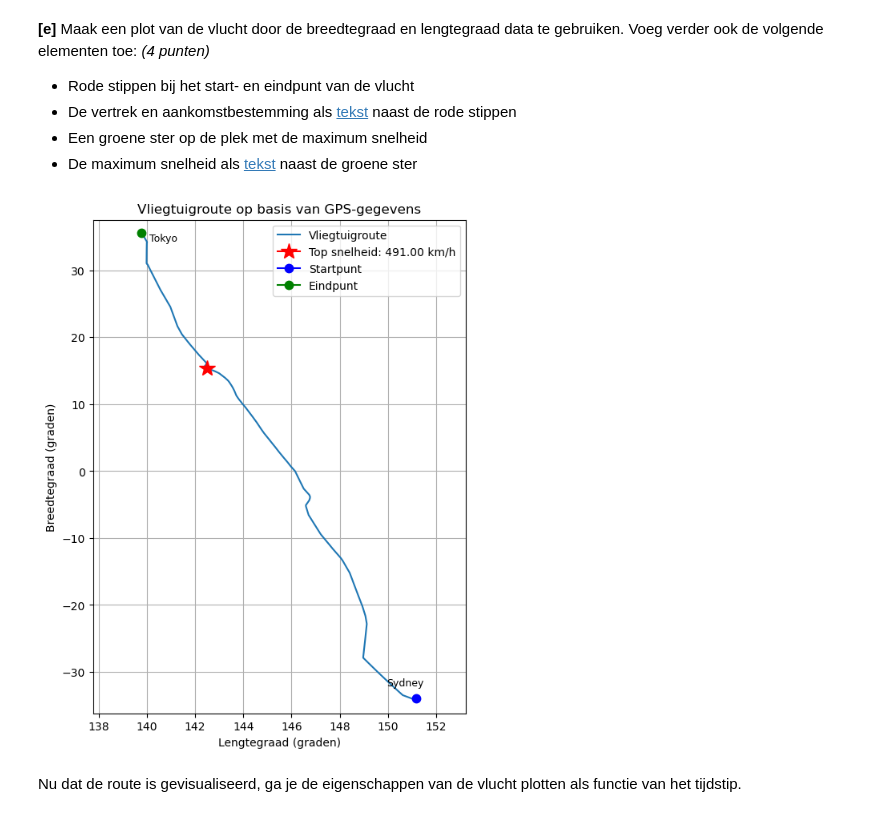
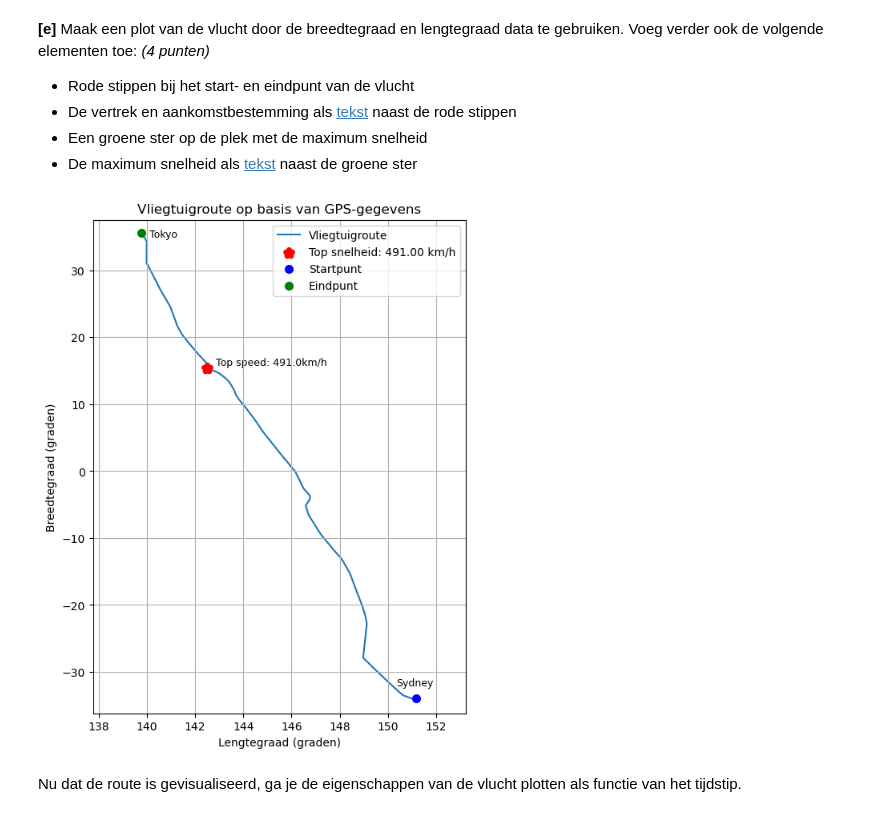
Before and after one commit to TheCaspeer/Universiteit-Leiden, a Jupyter notebook: PM mod4/Huiswerk4.ipynb, the cells around one changed output. Cells and saved outputs as stored; diff of their text form; code cells hidden in the pictures.

```diff
--- a/PM mod4/Huiswerk4.ipynb
+++ b/PM mod4/Huiswerk4.ipynb
@@ -377,40 +376,42 @@ top_speed = speed[top_speed_index]
 
 
 '''
 Plots the flight as a function of longitude (x-axis), and longitude (y-axis):
 with the more eastern (higher) longitude to the right,
 and the more northern (higher) latitude to the top.
 '''
 
 
 fig, ax = plt.subplots(figsize=(6,8))
-ax.plot(longitude, latitude, label="Vliegtuigroute")
+ax.plot(longitude, latitude, label="Vliegtuigroute",zorder=-1)
 ax.set_xlabel("Lengtegraad (graden)")
 ax.set_ylabel("Breedtegraad (graden)")
 ax.grid(True)
 ax.set_title("Vliegtuigroute op basis van GPS-gegevens")
 
 # defining plot limutes
 plt.xlim(longitude.min() - 2, longitude.max() + 2)
 plt.ylim(latitude.min() - 2, latitude.max() + 2)
 
 # Plotting top speed point
-ax.plot(longitude[top_speed_index], latitude [top_speed_index], label=f"Top snelheid: {top_speed:.2f} km/h", marker="*",c="red", markersize=15)
+ax.scatter(longitude[top_speed_index], latitude [top_speed_index], label=f"Top snelheid: {top_speed:.2f} km/h", marker="*",c="red",linewidths=5,zorder=1)
+top_speed_text = f"Top speed: {top_speed}km/h"
+plt.text(longitude[top_speed_index]+5,latitude[top_speed_index], top_speed_text, fontsize=9, verticalalignment="bottom",horizontalalignment="right",zorder=1) # offset is arbitrarily chosen to prevent text overlapping with point
 
 # Plotting start point
-ax.plot(longitude[0], latitude[0], c="blue", label="Startpunt",marker=".",markersize=15)
+ax.scatter(longitude[0], latitude[0], c="blue", label="Startpunt",marker=".",linewidths=5,zorder=1)
 begin_loc = "Sydney"
-plt.text(longitude[0]+0.3, latitude[0]+1.5, begin_loc, fontsize=9, verticalalignment='bottom', horizontalalignment='right') # offset is arbitrarily chosen to prevent text overlapping with point
+plt.text(longitude[0]+0.7, latitude[0]+1.5, begin_loc, fontsize=9, verticalalignment='bottom', horizontalalignment='right',zorder=1) # offset is arbitrarily chosen to prevent text overlapping with point
 
 # Plotting end point
-ax.plot(longitude[-1], latitude[-1], c="green", label="Eindpunt",marker=".",markersize=15)
+ax.scatter(longitude[-1], latitude[-1], c="green", label="Eindpunt",marker=".",linewidths=5,zorder=1)
 end_loc = "Tokyo"
-plt.text(longitude[-1]+1.5, latitude[-1]-1.5, end_loc, fontsize=9, verticalalignment='bottom', horizontalalignment='right') # offset is arbitrarily chosen to prevent text overlapping with point
+plt.text(longitude[-1]+1.5, latitude[-1]-1, end_loc, fontsize=9, verticalalignment='bottom', horizontalalignment='right',zorder=1) # offset is arbitrarily chosen to prevent text overlapping with point
 
 ax.legend()
 plt.show()
 # %% [output]
-[figure, old version]
+[figure, new version]
 # %% [markdown]
 Nu dat de route is gevisualiseerd, ga je de eigenschappen van de vlucht plotten als functie van het tijdstip.
 # %% [markdown]
```
Also changed, not shown: parts of 3 cells of this notebook.
